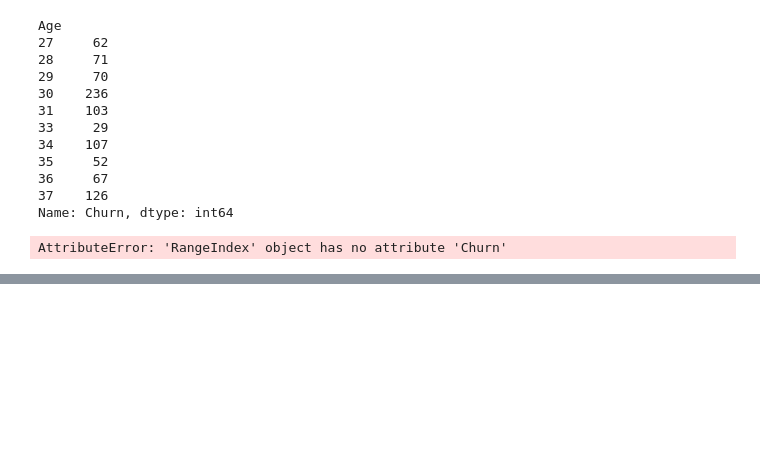
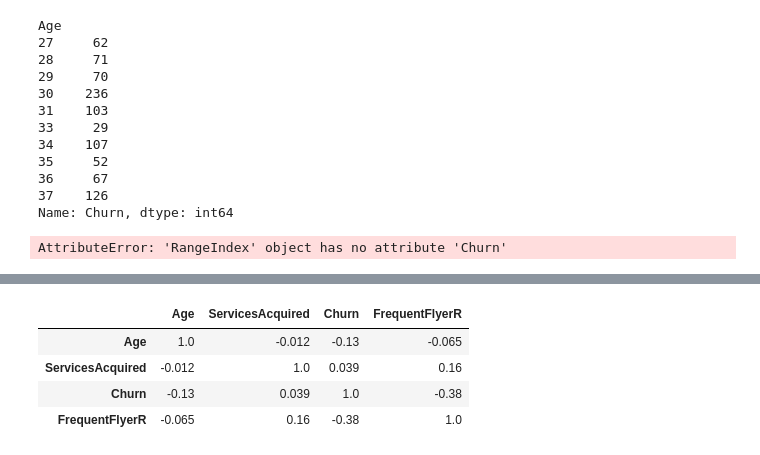
Before and after one commit to imrodz18/finalproject, a Jupyter notebook: Notebooks/Ines Final Project.ipynb, the cells around one changed output, grey strips where cells are left out. Saved outputs shown, nothing was run; the diff lists cells and outputs as text; code cells hidden in the pictures; blank space fills up the shorter version.

```diff
--- a/Notebooks/Ines Final Project.ipynb
+++ b/Notebooks/Ines Final Project.ipynb
@@ -361,0 +381,8 @@ ValueError: 'Y10rRd' is not a valid value for name; supported values are 'Accent
+# %%
+Customertravel1.corr(method='pearson').style.format("{:.2}").background_gradient(cmap=plt.get_cmap('coolwarm'), axis=1)
+# %% [output]
+|  | Age | ServicesAcquired | Churn | FrequentFlyerR |
+| Age | 1.0 | -0.012 | -0.13 | -0.065 |
+| ServicesAcquired | -0.012 | 1.0 | 0.039 | 0.16 |
+| Churn | -0.13 | 0.039 | 1.0 | -0.38 |
+| FrequentFlyerR | -0.065 | 0.16 | -0.38 | 1.0 |
```
Also changed, not shown: parts of 15 cells of this notebook, 1 other file.
